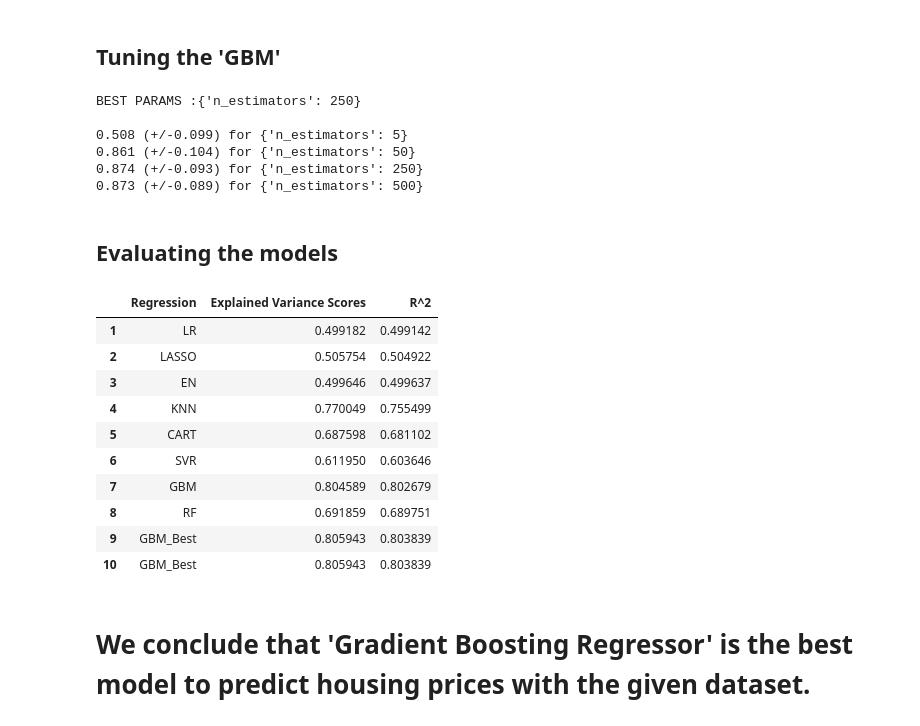
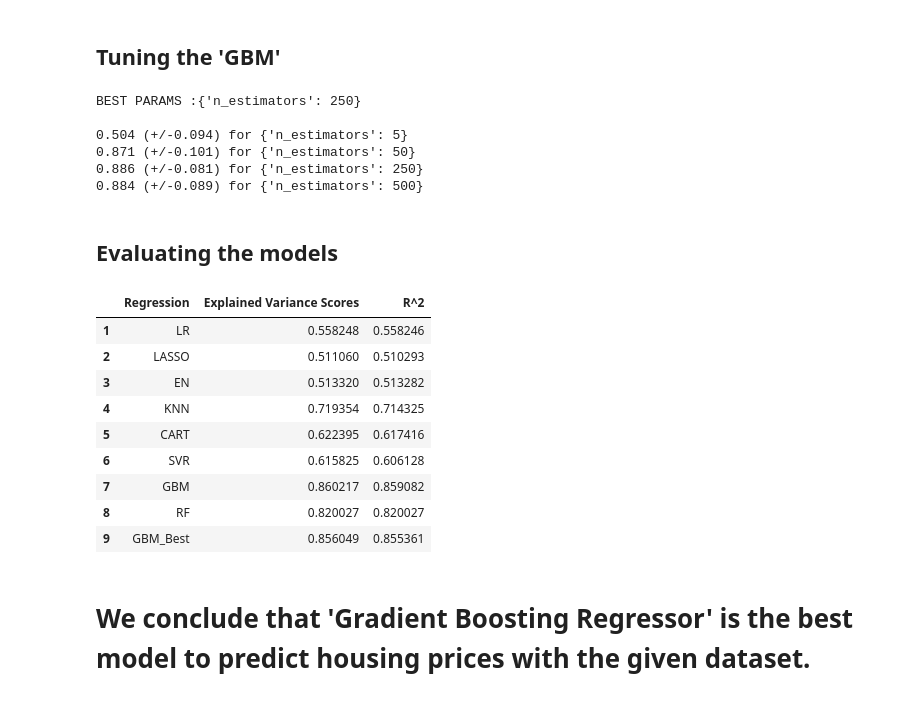
Before and after one commit to hmtmherath85/Boston_Housing_Price_Predictions, a Jupyter notebook: Boston_Housing_Prediction-Final.ipynb, the cells around one changed output. Saved outputs shown, nothing was run; the diff lists cells and outputs as text; code cells hidden in the pictures.

```diff
--- a/Boston_Housing_Prediction-Final.ipynb
+++ b/Boston_Housing_Prediction-Final.ipynb
@@ -288,7 +277,7 @@ done
 
 # removed 'RAD' from features as it is highly colinear with 'TAX'
 
-features_x = ['CRIM', 'ZN', 'INDUS', 'NOX', 'RM', 'AGE', 'TAX', 'PTRATIO', 'LSTAT']
+features_x = ['CRIM', 'ZN', 'INDUS', 'CHAS', 'NOX', 'RM', 'AGE', 'DIS', 'TAX', 'PTRATIO', 'B', 'LSTAT']
 X_var = df[features_x]
 Y_var = df['MEDV']
 
@@ -407,10 +396,10 @@ print_results(cv)
 # %% [output]
 BEST PARAMS :{'n_estimators': 250}
 
-0.508 (+/-0.099) for {'n_estimators': 5}
-0.861 (+/-0.104) for {'n_estimators': 50}
-0.874 (+/-0.093) for {'n_estimators': 250}
-0.873 (+/-0.089) for {'n_estimators': 500}
+0.504 (+/-0.094) for {'n_estimators': 5}
+0.871 (+/-0.101) for {'n_estimators': 50}
+0.886 (+/-0.081) for {'n_estimators': 250}
+0.884 (+/-0.089) for {'n_estimators': 500}
 # %% [markdown]
 ## Evaluating the models
 # %%
@@ -423,7 +412,7 @@ rescaledX = scaler.transform(X_train) # transform the training dataset
 rescaledValidationX = scaler.transform(X_test) # transform the validation dataset
 # %%
 # Run only once
-# models.append(('GBM_Best',GradientBoostingRegressor(random_state = seed, n_estimators = 50)))
+models.append(('GBM_Best',GradientBoostingRegressor(random_state = seed, n_estimators = 50)))
 # %%
 all_evs = []
 all_r2 = []
@@ -450,22 +439,21 @@ for name,model in models:
 # %%
 model = pd.Series(model_names) # model name
 evs = pd.Series(all_evs) # explained variance score
 r2 = pd.Series(all_r2) #
 
 model_dict = { 'Regression': model, 'Explained Variance Scores': evs, 'R^2':r2 }
 model_df = pd.DataFrame(model_dict)
-model_df.set_index(pd.Index([1, 2, 3 ,4,5,6,7,8,9,10]))
+model_df.set_index(pd.Index([1, 2, 3 ,4,5,6,7,8,9]))
 # %% [output]
 |  | Regression | Explained Variance Scores | R^2 |
-| 1 | LR | 0.499182 | 0.499142 |
-| 2 | LASSO | 0.505754 | 0.504922 |
-| 3 | EN | 0.499646 | 0.499637 |
-| 4 | KNN | 0.770049 | 0.755499 |
-| 5 | CART | 0.687598 | 0.681102 |
-| 6 | SVR | 0.611950 | 0.603646 |
-| 7 | GBM | 0.804589 | 0.802679 |
-| 8 | RF | 0.691859 | 0.689751 |
-| 9 | GBM_Best | 0.805943 | 0.803839 |
-| 10 | GBM_Best | 0.805943 | 0.803839 |
+| 1 | LR | 0.558248 | 0.558246 |
+| 2 | LASSO | 0.511060 | 0.510293 |
+| 3 | EN | 0.513320 | 0.513282 |
+| 4 | KNN | 0.719354 | 0.714325 |
+| 5 | CART | 0.622395 | 0.617416 |
+| 6 | SVR | 0.615825 | 0.606128 |
+| 7 | GBM | 0.860217 | 0.859082 |
+| 8 | RF | 0.820027 | 0.820027 |
+| 9 | GBM_Best | 0.856049 | 0.855361 |
 # %% [markdown]
 # We conclude that 'Gradient Boosting Regressor' is the best model to predict housing prices with the given dataset.
```
Also changed, not shown: parts of 10 cells of this notebook.
